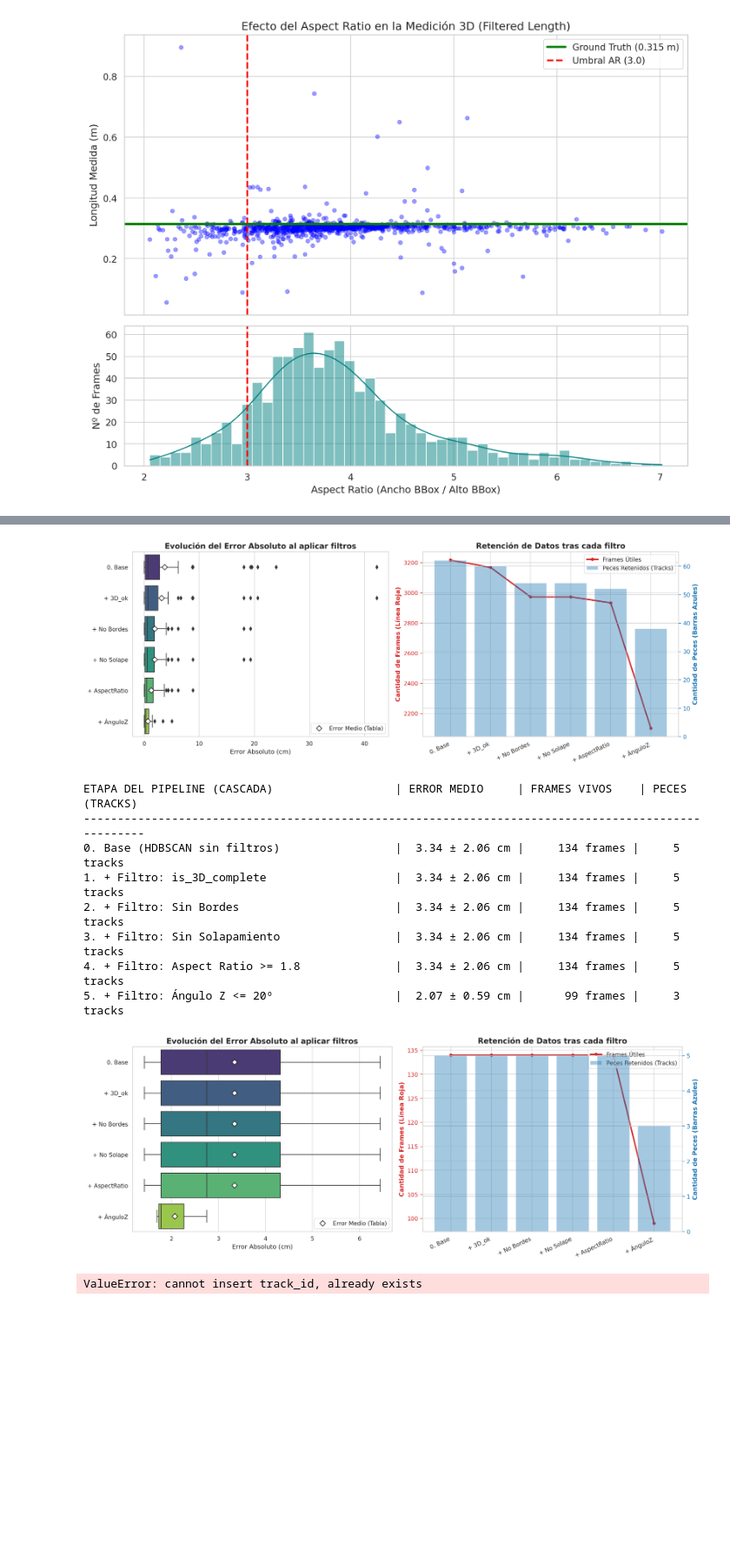
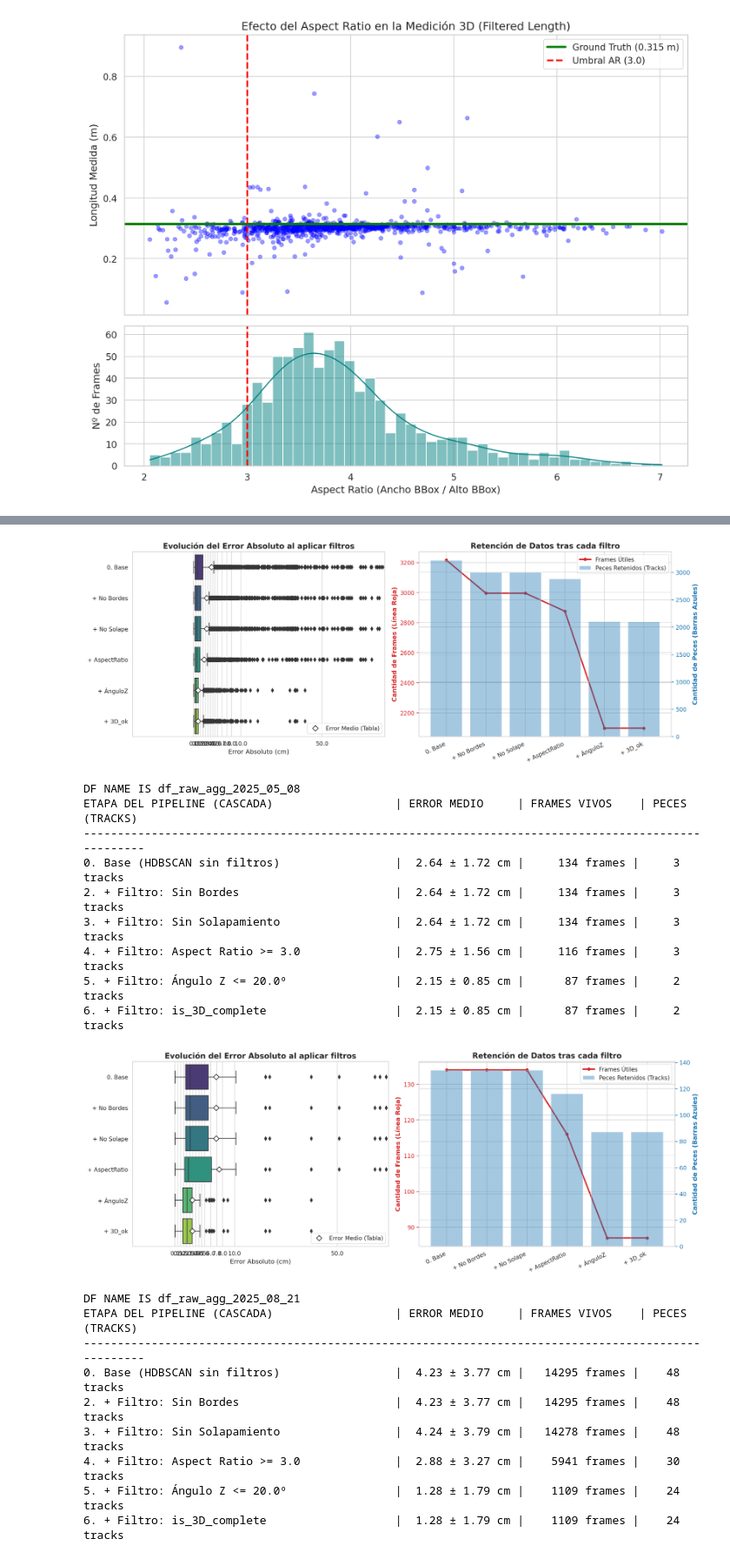
Before and after one commit to Caterina1996/fish_sizing, a Jupyter notebook: scripts/results_analysis/results_analysis.ipynb, the cells around one changed output, grey strips where cells are left out. Shown at 87% size. Cells and saved outputs as stored; diff of their text form; code cells hidden in the pictures; blank space fills up the shorter version.

```diff
--- a/scripts/results_analysis/results_analysis.ipynb
+++ b/scripts/results_analysis/results_analysis.ipynb
@@ -256,7 +216,8 @@ df_names = [
 
 for df_name in df_names:
     df_raw = globals()[df_name]  # <-- toma el DataFrame real
+    cprint(f"DF NAME IS {df_name}","cyan")
     stages_dict, df_filtered_angle_ok = rutils.plot_ablation_pipeline(
-        df_raw, ASPECT_RATIO_THR=1.8, ANGLE_THR=20
+        df_raw, ASPECT_RATIO_THR=ASPECT_RATIO_THR, ANGLE_THR=ANGLE_THR
     )
 # %% [output]
@@ -280,11 +243,20 @@ ETAPA DEL PIPELINE (CASCADA)                  | ERROR MEDIO     | FRAMES VIVOS
-[figure, old version]
+[figure, new version]
+DF NAME IS df_raw_agg_2025_05_08
 ETAPA DEL PIPELINE (CASCADA)                  | ERROR MEDIO     | FRAMES VIVOS    | PECES (TRACKS)
 ----------------------------------------------------------------------------------------------------
-0. Base (HDBSCAN sin filtros)                 |  3.34 ± 2.06 cm |     134 frames |     5 tracks
-1. + Filtro: is_3D_complete                   |  3.34 ± 2.06 cm |     134 frames |     5 tracks
-2. + Filtro: Sin Bordes                       |  3.34 ± 2.06 cm |     134 frames |     5 tracks
-3. + Filtro: Sin Solapamiento                 |  3.34 ± 2.06 cm |     134 frames |     5 tracks
-4. + Filtro: Aspect Ratio >= 1.8              |  3.34 ± 2.06 cm |     134 frames |     5 tracks
-5. + Filtro: Ángulo Z <= 20º                  |  2.07 ± 0.59 cm |      99 frames |     3 tracks
+0. Base (HDBSCAN sin filtros)                 |  2.64 ± 1.72 cm |     134 frames |     3 tracks
+2. + Filtro: Sin Bordes                       |  2.64 ± 1.72 cm |     134 frames |     3 tracks
+3. + Filtro: Sin Solapamiento                 |  2.64 ± 1.72 cm |     134 frames |     3 tracks
+4. + Filtro: Aspect Ratio >= 3.0              |  2.75 ± 1.56 cm |     116 frames |     3 tracks
+5. + Filtro: Ángulo Z <= 20.0º                |  2.15 ± 0.85 cm |      87 frames |     2 tracks
+6. + Filtro: is_3D_complete                   |  2.15 ± 0.85 cm |      87 frames |     2 tracks
-[figure, old version]
+[figure, new version]
-ValueError: cannot insert track_id, already exists
+DF NAME IS df_raw_agg_2025_08_21
+ETAPA DEL PIPELINE (CASCADA)                  | ERROR MEDIO     | FRAMES VIVOS    | PECES (TRACKS)
+----------------------------------------------------------------------------------------------------
+0. Base (HDBSCAN sin filtros)                 |  4.23 ± 3.77 cm |   14295 frames |    48 tracks
+2. + Filtro: Sin Bordes                       |  4.23 ± 3.77 cm |   14295 frames |    48 tracks
+3. + Filtro: Sin Solapamiento                 |  4.24 ± 3.79 cm |   14278 frames |    48 tracks
+4. + Filtro: Aspect Ratio >= 3.0              |  2.88 ± 3.27 cm |    5941 frames |    30 tracks
+5. + Filtro: Ángulo Z <= 20.0º                |  1.28 ± 1.79 cm |    1109 frames |    24 tracks
+6. + Filtro: is_3D_complete                   |  1.28 ± 1.79 cm |    1109 frames |    24 tracks
```
Also changed, not shown: parts of 5 cells of this notebook, 1 other file.
